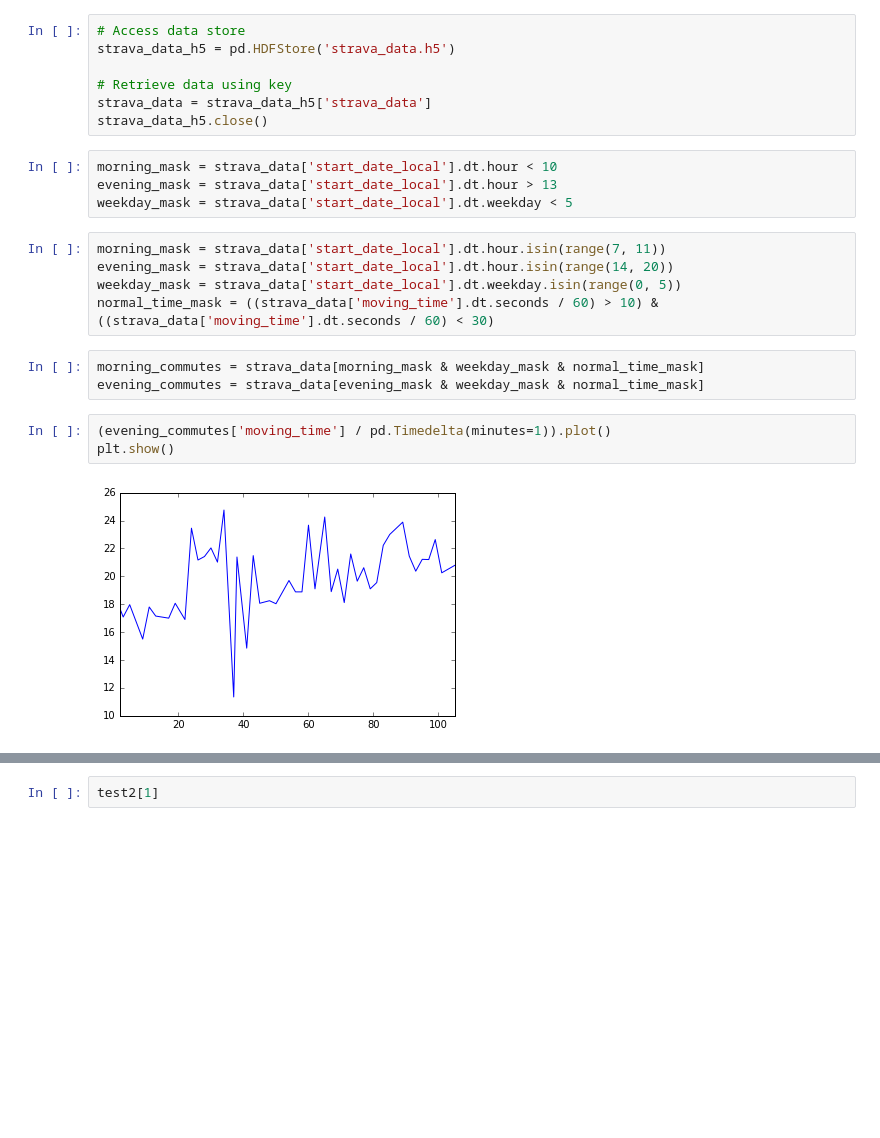
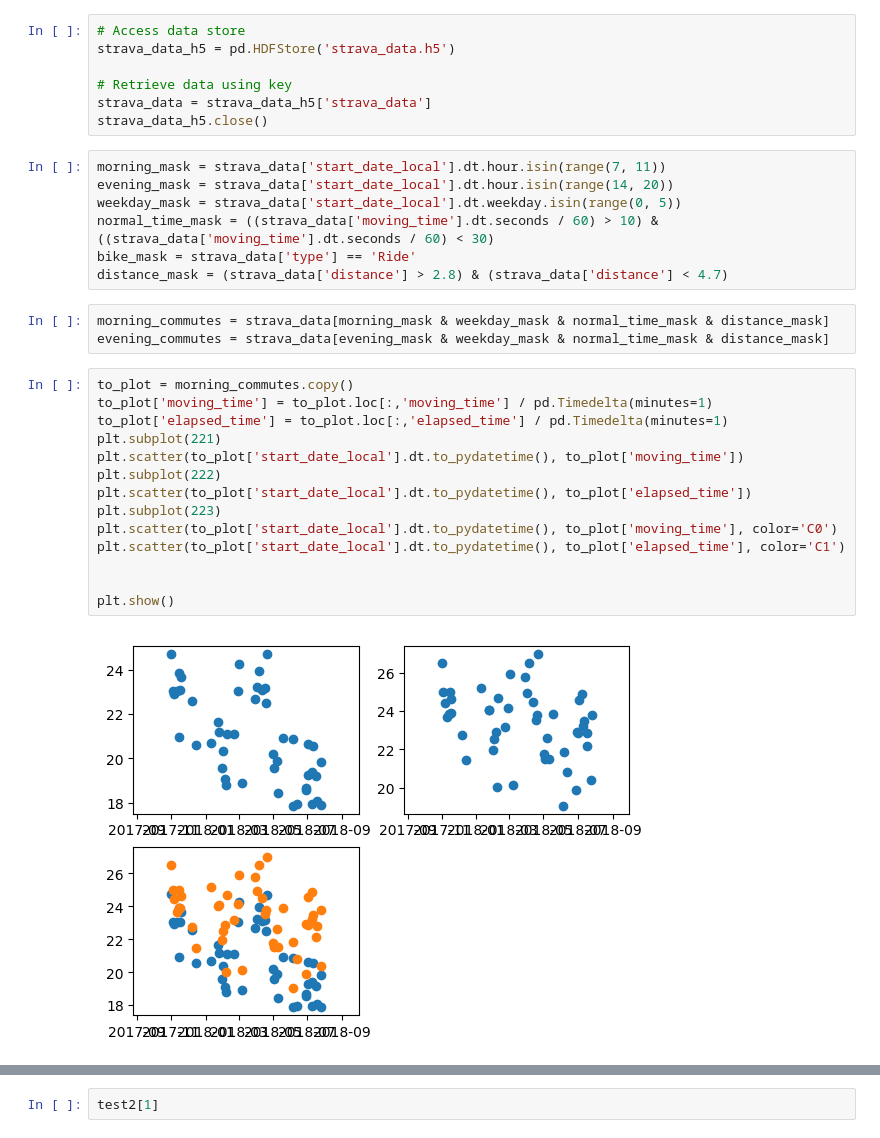
Before and after one commit to gtcooke94/commute_analysis, a Jupyter notebook: analysis.ipynb, the cells around one changed output, grey strips where cells are left out. Cells and saved outputs as stored; diff of their text form; blank space fills up the shorter version.

```diff
--- a/analysis.ipynb
+++ b/analysis.ipynb
@@ -37,22 +48,31 @@ strava_data_h5 = pd.HDFStore('strava_data.h5')
 strava_data = strava_data_h5['strava_data']
 strava_data_h5.close()
 # %%
-morning_mask = strava_data['start_date_local'].dt.hour < 10
-evening_mask = strava_data['start_date_local'].dt.hour > 13
-weekday_mask = strava_data['start_date_local'].dt.weekday < 5
+morning_mask = strava_data['start_date_local'].dt.hour.isin(range(7, 11))
+evening_mask = strava_data['start_date_local'].dt.hour.isin(range(14, 20))
+weekday_mask = strava_data['start_date_local'].dt.weekday.isin(range(0, 5))
+normal_time_mask = ((strava_data['moving_time'].dt.seconds / 60) > 10) & ((strava_data['moving_time'].dt.seconds / 60) < 30)
+bike_mask = strava_data['type'] == 'Ride'
+distance_mask = (strava_data['distance'] > 2.8) & (strava_data['distance'] < 4.7)
-# %%
-morning_mask = strava_data['start_date_local'].dt.hour.isin(range(7, 11))
-evening_mask = strava_data['start_date_local'].dt.hour.isin(range(14, 20))
-weekday_mask = strava_data['start_date_local'].dt.weekday.isin(range(0, 5))
-normal_time_mask = ((strava_data['moving_time'].dt.seconds / 60) > 10) & ((strava_data['moving_time'].dt.seconds / 60) < 30)
 # %%
-morning_commutes = strava_data[morning_mask & weekday_mask & normal_time_mask]
-evening_commutes = strava_data[evening_mask & weekday_mask & normal_time_mask]
+morning_commutes = strava_data[morning_mask & weekday_mask & normal_time_mask & distance_mask]
+evening_commutes = strava_data[evening_mask & weekday_mask & normal_time_mask & distance_mask]
-# %%
-(evening_commutes['moving_time'] / pd.Timedelta(minutes=1)).plot()
-plt.show()
-# %% [output]
-[figure, removed]
+# %%
+to_plot = morning_commutes.copy()
+to_plot['moving_time'] = to_plot.loc[:,'moving_time'] / pd.Timedelta(minutes=1)
+to_plot['elapsed_time'] = to_plot.loc[:,'elapsed_time'] / pd.Timedelta(minutes=1)
+plt.subplot(221)
+plt.scatter(to_plot['start_date_local'].dt.to_pydatetime(), to_plot['moving_time'])
+plt.subplot(222)
+plt.scatter(to_plot['start_date_local'].dt.to_pydatetime(), to_plot['elapsed_time'])
+plt.subplot(223)
+plt.scatter(to_plot['start_date_local'].dt.to_pydatetime(), to_plot['moving_time'], color='C0')
+plt.scatter(to_plot['start_date_local'].dt.to_pydatetime(), to_plot['elapsed_time'], color='C1')
+
+
+plt.show()
+# %% [output]
+[figure, added]
 # %%
 to_plot = evening_commutes.copy()
 to_plot['moving_time'] = to_plot.loc[:,'moving_time'] / pd.Timedelta(minutes=1)
```
Also changed, not shown: parts of 3 cells of this notebook.
